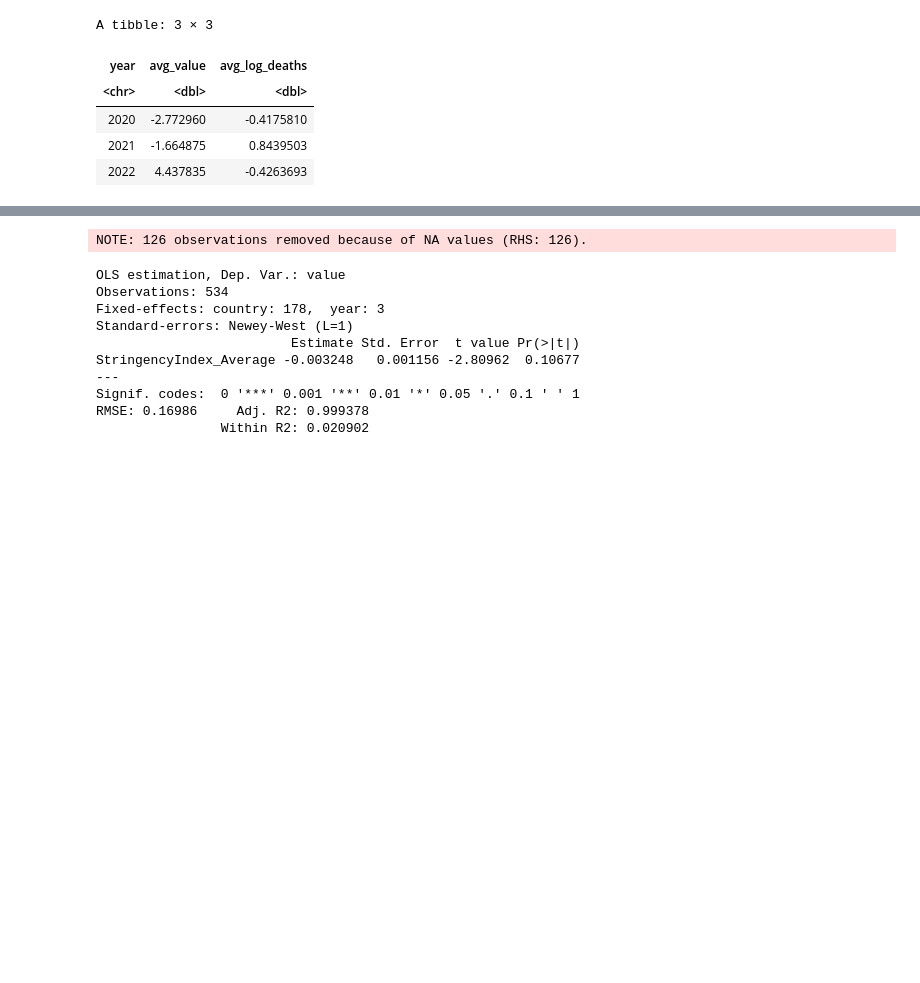
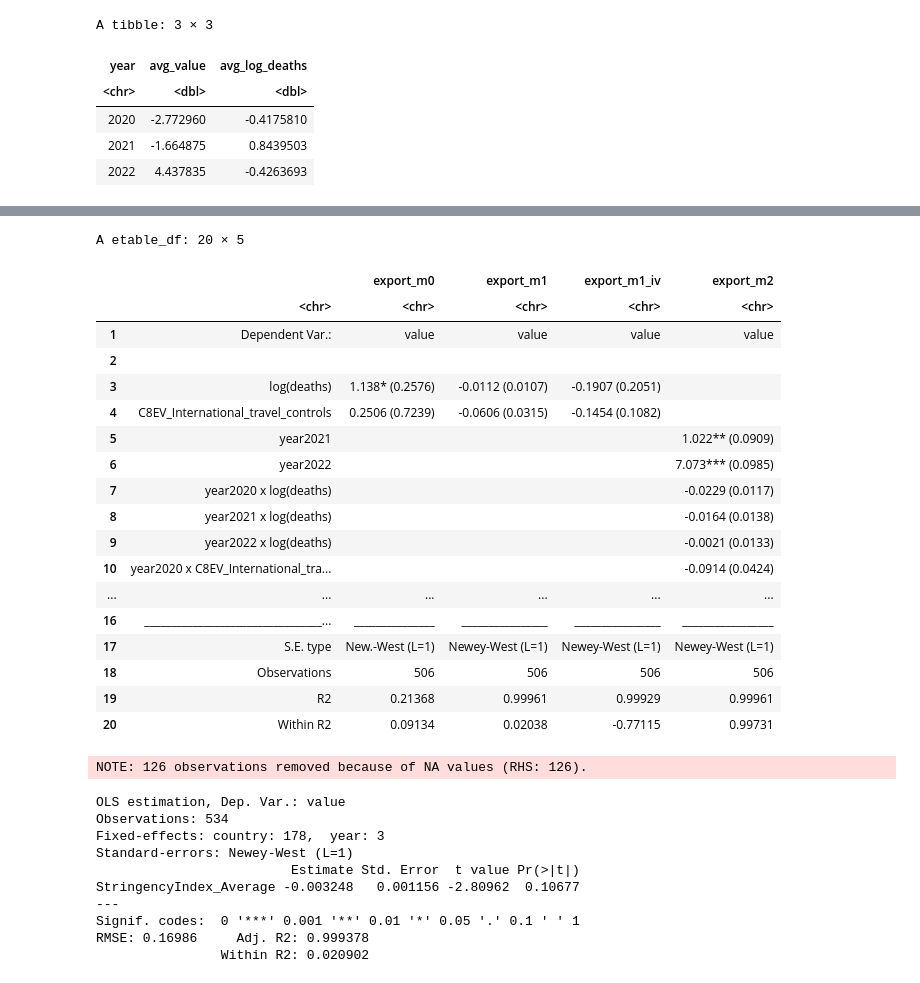
Before and after one commit to xan-d-or/thesis, a Jupyter notebook: analysis/hs0_fe_estimation.ipynb, the cells around one changed output, grey strips where cells are left out. Saved outputs shown, nothing was run; the diff lists cells and outputs as text; code cells hidden in the pictures; blank space fills up the shorter version.

```diff
--- a/analysis/hs0_fe_estimation.ipynb
+++ b/analysis/hs0_fe_estimation.ipynb
@@ -263 +196,24 @@ A etable_df: 20 × 5
+# %%
+# С НАС ничего не значимо
+etable(export_m0, export_m1, export_m1_iv, export_m2, vcov = vcov_NW(unit = 'country', time = 'year'))
+# %% [output]
+A etable_df: 20 × 5
+|  |  | export_m0 | export_m1 | export_m1_iv | export_m2 |
+|  | <chr> | <chr> | <chr> | <chr> | <chr> |
+| 1 | Dependent Var.: | value | value | value | value |
+| 2 |  |  |  |  |  |
+| 3 | log(deaths) | 1.138* (0.2576) | -0.0112 (0.0107) | -0.1907 (0.2051) |  |
+| 4 | C8EV_International_travel_controls | 0.2506 (0.7239) | -0.0606 (0.0315) | -0.1454 (0.1082) |  |
+| 5 | year2021 |  |  |  | 1.022** (0.0909) |
+| 6 | year2022 |  |  |  | 7.073*** (0.0985) |
+| 7 | year2020 x log(deaths) |  |  |  | -0.0229 (0.0117) |
+| 8 | year2021 x log(deaths) |  |  |  | -0.0164 (0.0138) |
+| 9 | year2022 x log(deaths) |  |  |  | -0.0021 (0.0133) |
+| 10 | year2020 x C8EV_International_tra... |  |  |  | -0.0914 (0.0424) |
+| ... | ... | ... | ... | ... | ... |
+| 16 | _________________________________... | _______________ | ________________ | ________________ | _________________ |
+| 17 | S.E. type | New.-West (L=1) | Newey-West (L=1) | Newey-West (L=1) | Newey-West (L=1) |
+| 18 | Observations | 506 | 506 | 506 | 506 |
+| 19 | R2 | 0.21368 | 0.99961 | 0.99929 | 0.99961 |
+| 20 | Within R2 | 0.09134 | 0.02038 | -0.77115 | 0.99731 |
 # %%
```
Also changed, not shown: parts of 26 cells of this notebook, 1 other file.
